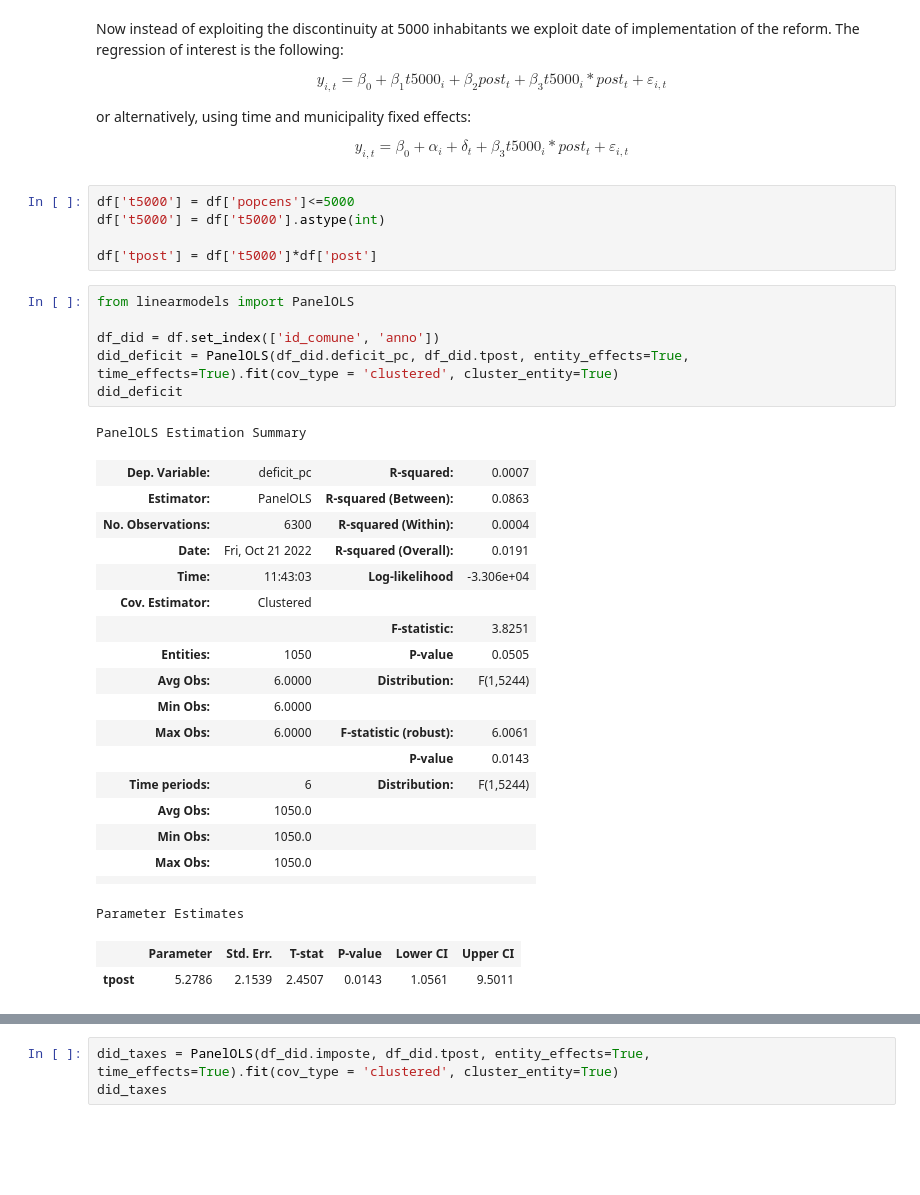
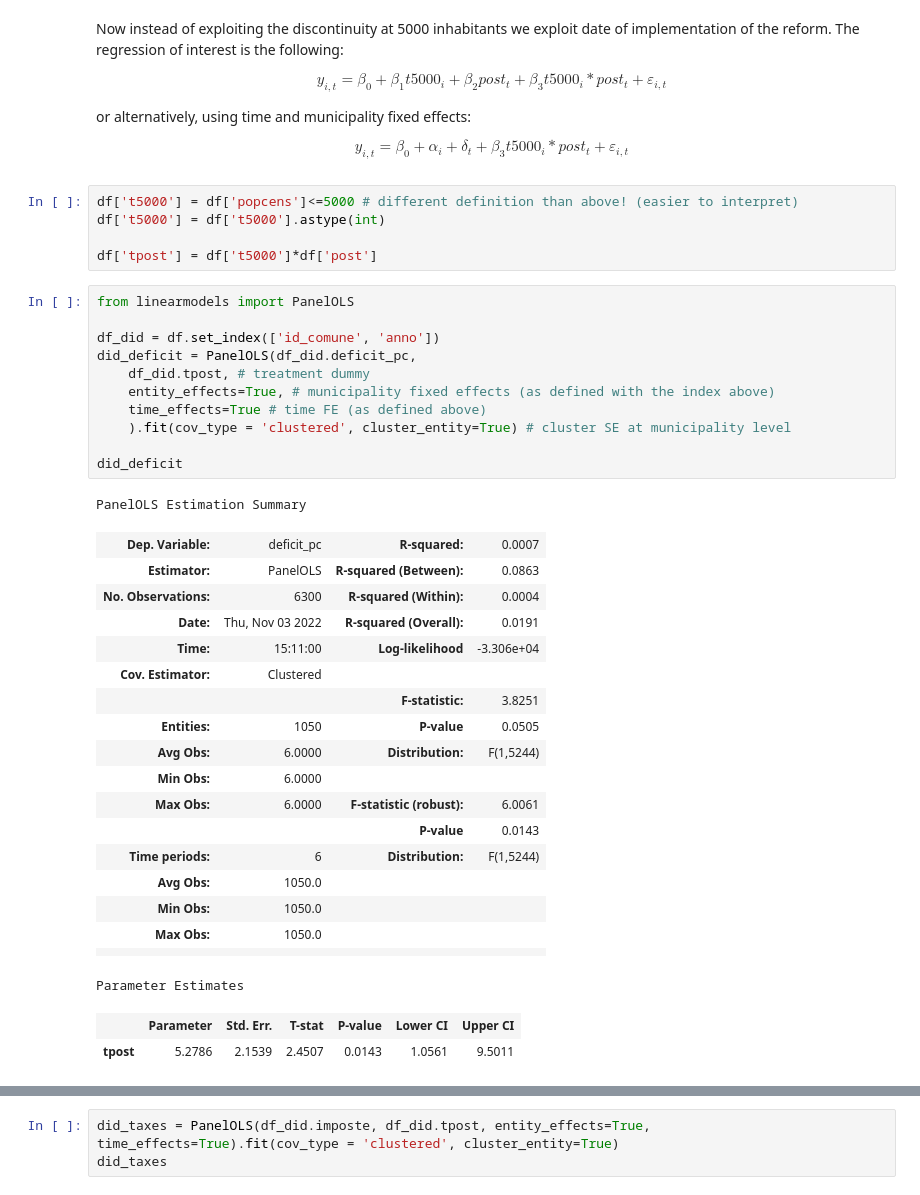
Before and after one commit to KristinaSchuep/robot_judge_2022, a Jupyter notebook: notebooks/04-RDD_Diff-in-Diff.ipynb, the cells around one changed output, grey strips where cells are left out. Saved outputs shown, nothing was run; the diff lists cells and outputs as text; blank space fills up the shorter version.

```diff
--- a/notebooks/04-RDD_Diff-in-Diff.ipynb
+++ b/notebooks/04-RDD_Diff-in-Diff.ipynb
@@ -212,23 +222,28 @@ or alternatively, using time and municipality fixed effects:
 
 $$y_{i,t} = \beta_0 + \alpha_i + \delta_t + \beta_3 t5000_i * post_t + \varepsilon_{i,t}$$
 # %%
-df['t5000'] = df['popcens']<=5000
+df['t5000'] = df['popcens']<=5000 # different definition than above! (easier to interpret)
 df['t5000'] = df['t5000'].astype(int)
 
 df['tpost'] = df['t5000']*df['post']
 # %%
 from linearmodels import PanelOLS
 
 df_did = df.set_index(['id_comune', 'anno'])
-did_deficit = PanelOLS(df_did.deficit_pc, df_did.tpost, entity_effects=True, time_effects=True).fit(cov_type = 'clustered', cluster_entity=True)
+did_deficit = PanelOLS(df_did.deficit_pc,
+    df_did.tpost, # treatment dummy
+    entity_effects=True, # municipality fixed effects (as defined with the index above)
+    time_effects=True # time FE (as defined above)
+    ).fit(cov_type = 'clustered', cluster_entity=True) # cluster SE at municipality level
+
 did_deficit
 # %% [output]
 PanelOLS Estimation Summary
 | Dep. Variable: | deficit_pc | R-squared: | 0.0007 |
 | Estimator: | PanelOLS | R-squared (Between): | 0.0863 |
 | No. Observations: | 6300 | R-squared (Within): | 0.0004 |
-| Date: | Fri, Oct 21 2022 | R-squared (Overall): | 0.0191 |
-| Time: | 11:43:03 | Log-likelihood | -3.306e+04 |
+| Date: | Thu, Nov 03 2022 | R-squared (Overall): | 0.0191 |
+| Time: | 15:11:00 | Log-likelihood | -3.306e+04 |
 | Cov. Estimator: | Clustered |  |  |
 |  |  | F-statistic: | 3.8251 |
 | Entities: | 1050 | P-value | 0.0505 |
```
Also changed, not shown: parts of 21 cells of this notebook, 3 other files.
